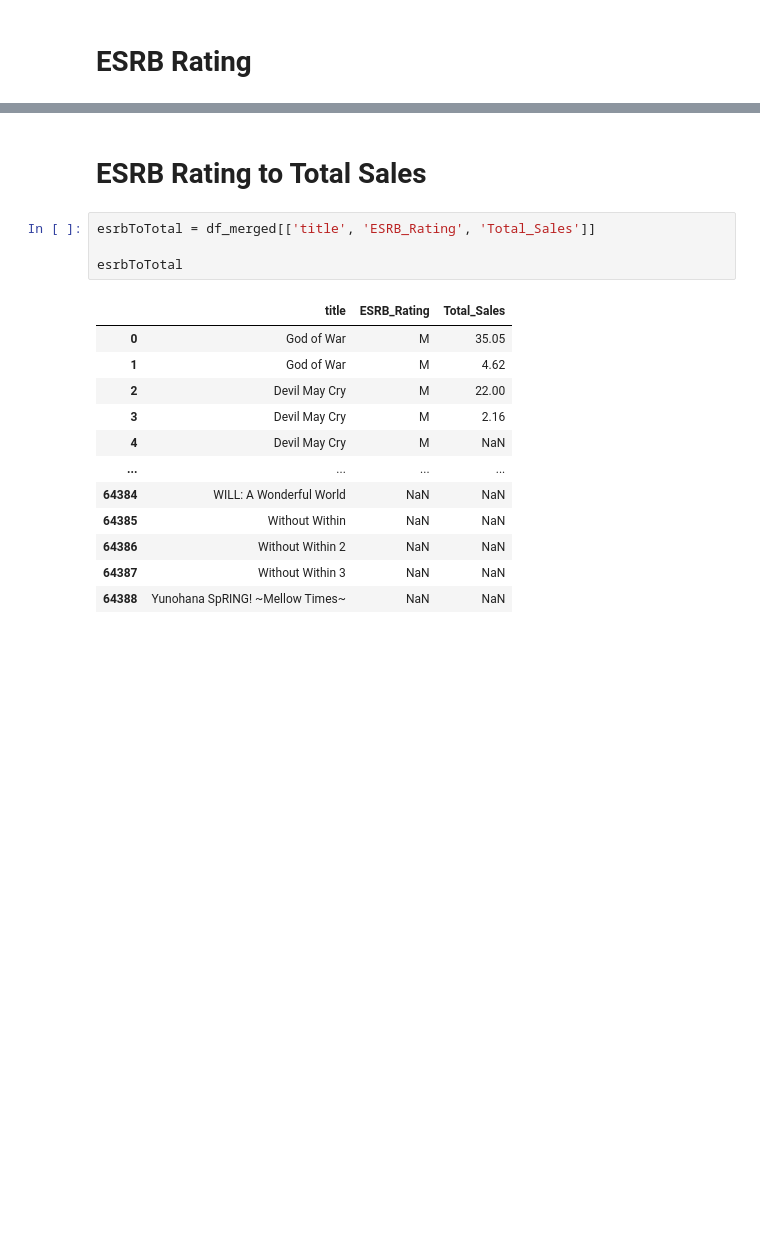
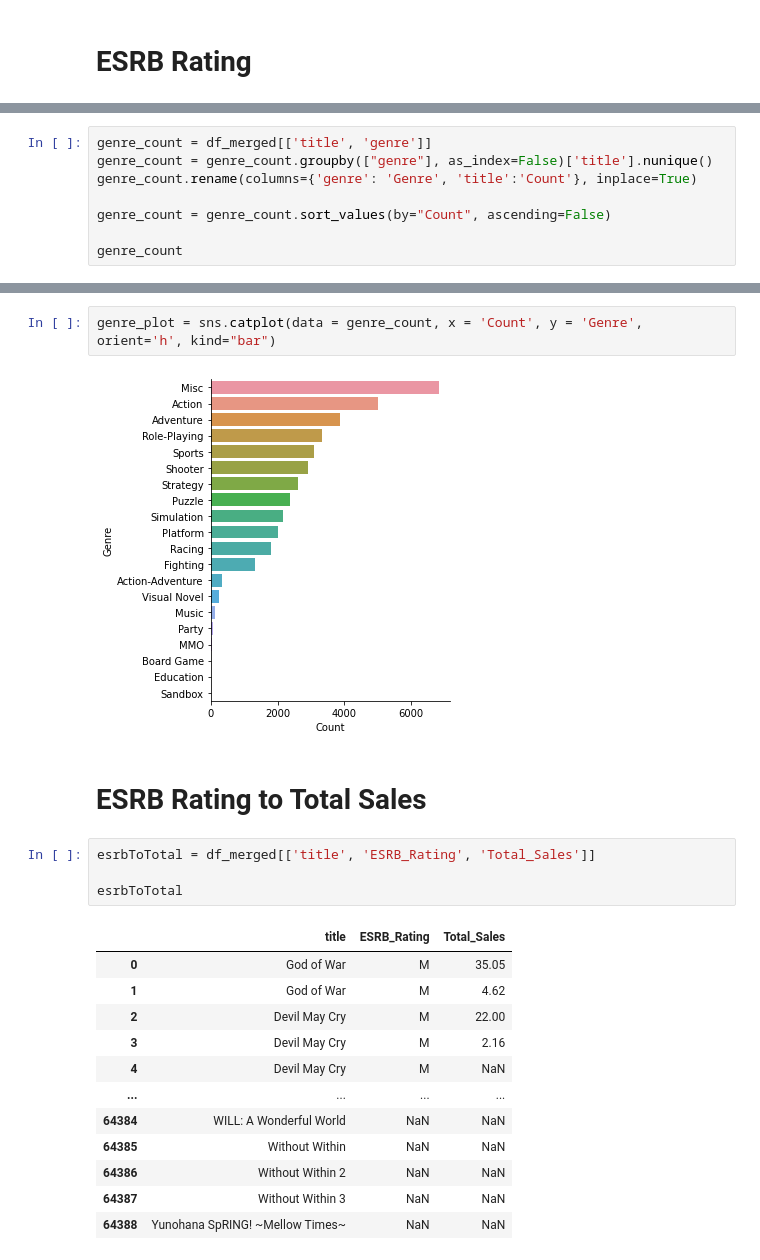
Before and after one commit to Secade/DATASCI-Video-Game-Sales, a Jupyter notebook: Video Game Sales EDA.ipynb, the cells around one changed output, grey strips where cells are left out. Cells and saved outputs as stored; diff of their text form; blank space fills up the shorter version.

```diff
--- a/Video Game Sales EDA.ipynb
+++ b/Video Game Sales EDA.ipynb
@@ -241,0 +272,8 @@ esrbtoCount_plot =  sns.barplot(data = esrbToCount, x = "ESRB_Rating", y = "titl
+# %%
+genre_count = df_merged[['title', 'genre']]
+genre_count = genre_count.groupby(["genre"], as_index=False)['title'].nunique()
+genre_count.rename(columns={'genre': 'Genre', 'title':'Count'}, inplace=True)
+
+genre_count = genre_count.sort_values(by="Count", ascending=False)
+
+genre_count
@@ -242,3 +298,7 @@ esrbtoCount_plot =  sns.barplot(data = esrbToCount, x = "ESRB_Rating", y = "titl
+# %%
+genre_plot = sns.catplot(data = genre_count, x = 'Count', y = 'Genre', orient='h', kind="bar")
+# %% [output]
+[figure, added]
 # %% [markdown]
 # ESRB Rating to Total Sales
 # %%
```
Also changed, not shown: parts of 18 cells of this notebook.
